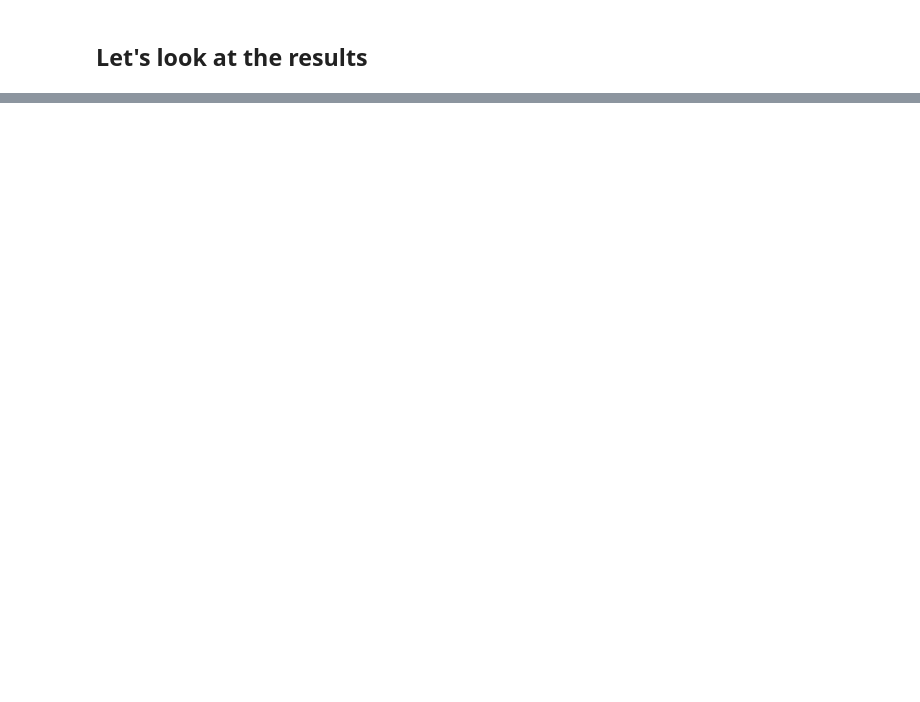
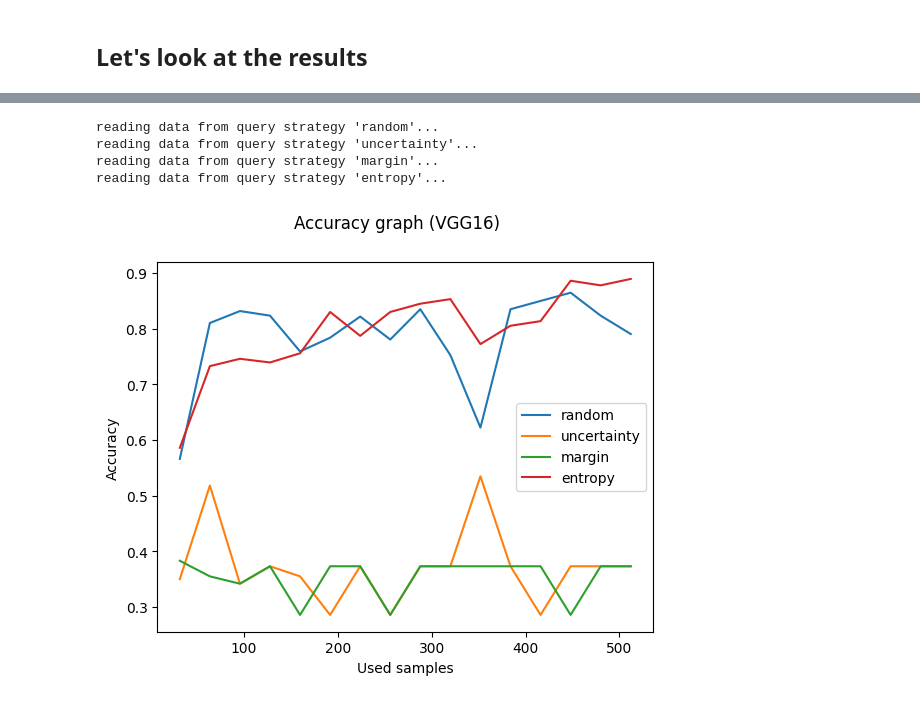
Before and after one commit to QuintenVervynck/Active-Machine-Learning-Lung-Scans, a Jupyter notebook: notebooks/00_testbook.ipynb, the cells around one changed output, grey strips where cells are left out. Cells and saved outputs as stored; diff of their text form; code cells hidden in the pictures; blank space fills up the shorter version.

```diff
--- a/notebooks/00_testbook.ipynb
+++ b/notebooks/00_testbook.ipynb
@@ -44,15 +42,17 @@ qss = [("random", random), ("uncertainty", uncertainty), ("margin", margin), ("e
 # create the files for the results for each query strategy
 
 import os
-if not os.path.exists("results"):
-    os.mkdir("results")
-if not os.path.exists("results/al_learn"):
-    os.mkdir("results/al_learn")
-for qs_name, _ in qss:
-    if not os.path.exists(f"results/al_learn/{qs_name}"):
-        os.mkdir(f"results/al_learn/{qs_name}")
-    if not os.path.exists(f"results/al_learn/{qs_name}/checkpoints.txt"):
-        with open(f"results/al_learn/{qs_name}/checkpoints.txt", "w") as f:
-            f.write("")
+def checkmake(path:str):
+    if not os.path.exists(path):
+        os.mkdir(path)
+
+checkmake("results")
+for datafolder in ["dataset", "enhanced"]:
+    checkmake(f"results/{datafolder}")
+    for qs_name, _ in qss:
+        checkmake(f"results/{datafolder}/{qs_name}")
+        if not os.path.exists(f"results/{datafolder}/{qs_name}/checkpoints.txt"):
+            with open(f"results/{datafolder}/{qs_name}/checkpoints.txt", "w") as f:
+                f.write("")
 # %%
 query_size = 32
@@ -180,0 +182,23 @@ reading data from query strategy 'entropy'...
+# %%
+from matplotlib import pyplot as plt
+
+plt.suptitle("Accuracy graph (VGG16)")
+plt.xlabel("Used samples")
+plt.ylabel("Accuracy")
+
+for (name, _) in qss:
+    print(f"reading data from query strategy '{name}'...")
+    values = []
+    with open(f"results/enhanced/{name}/checkpoints.txt", "r") as file:
+        for line in file:
+            line = line.split('|')
+            values.append(float(line[-2]))
+    plt.plot(steps, values, label=name)
+plt.legend()
+plt.show()
+# %% [output]
+reading data from query strategy 'random'...
+reading data from query strategy 'uncertainty'...
+reading data from query strategy 'margin'...
+reading data from query strategy 'entropy'...
+[figure, added]
```
Also changed, not shown: parts of 12 cells of this notebook, 2 other files.
